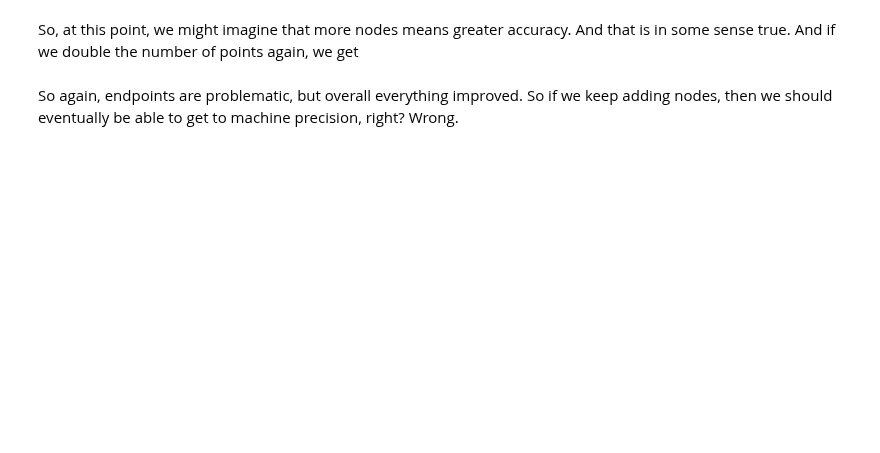
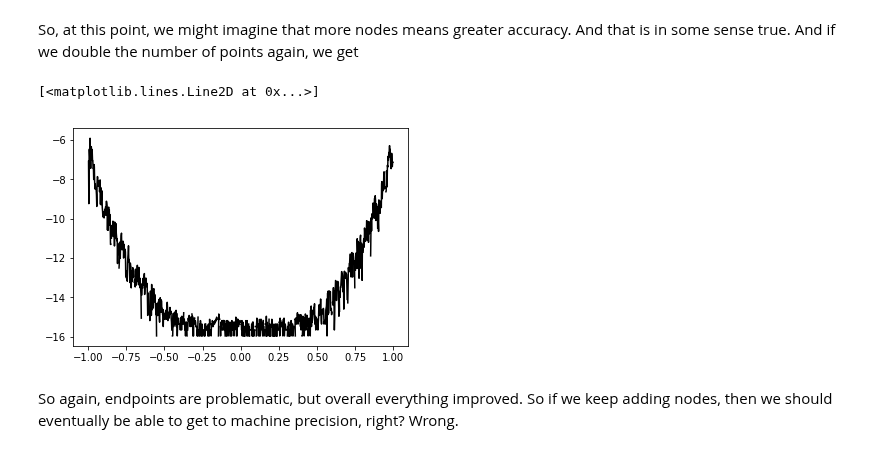
Before and after one commit to cwcurtis/Math-340-Notebooks, a Jupyter notebook: Lectures/Course_Lectures/Lecture_Eight_Interpolation.ipynb, the cells around one changed output. Saved outputs shown, nothing was run; the diff lists cells and outputs as text; code cells hidden in the pictures; blank space fills up the shorter version.

```diff
--- a/Lectures/Course_Lectures/Lecture_Eight_Interpolation.ipynb
+++ b/Lectures/Course_Lectures/Lecture_Eight_Interpolation.ipynb
@@ -127,10 +144,13 @@ plt.plot(xinterp,np.log10(np.abs(ftrue-finterp)),ls='-',color='k')
 # %% [markdown]
 So, at this point, we might imagine that more nodes means greater accuracy.  And that is in some sense true.  And if we double the number of points again, we get
 # %%
-xvals =
-fvals =
+xvals = xinterp[::25]
+fvals = ftrue[::25]
 finterp = lagran_interp(xvals,fvals,xinterp)
-plt.plot(xinterp,np.log10(np.abs(ftrue-finterp)),ls='-',color='k')
+plt.plot(xinterp,np.ma.log10(np.abs(ftrue-finterp)),ls='-',color='k')
+# %% [output]
+[<matplotlib.lines.Line2D at 0x...>]
+[figure, added]
 # %% [markdown]
 So again, endpoints are problematic, but overall everything improved.  So if we keep adding nodes, then we should eventually be able to get to machine precision, right? Wrong.
 # %%
```
Also changed, not shown: parts of 7 cells of this notebook, 1 other file.
